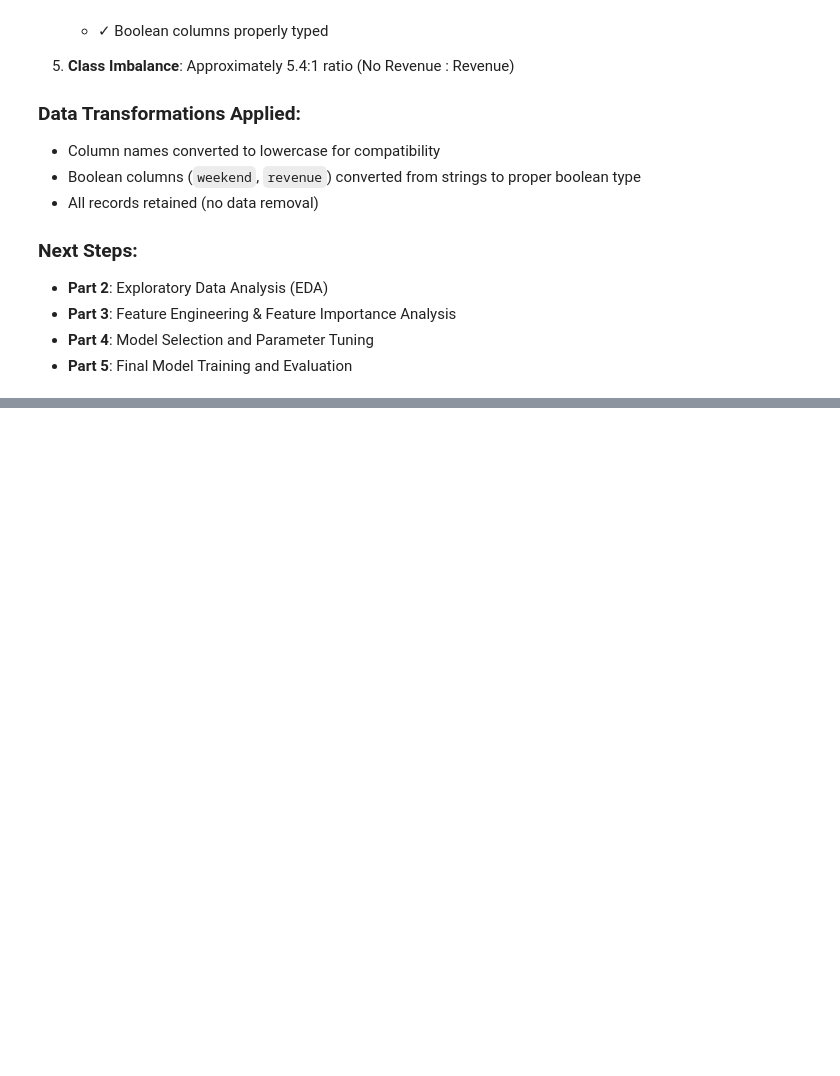
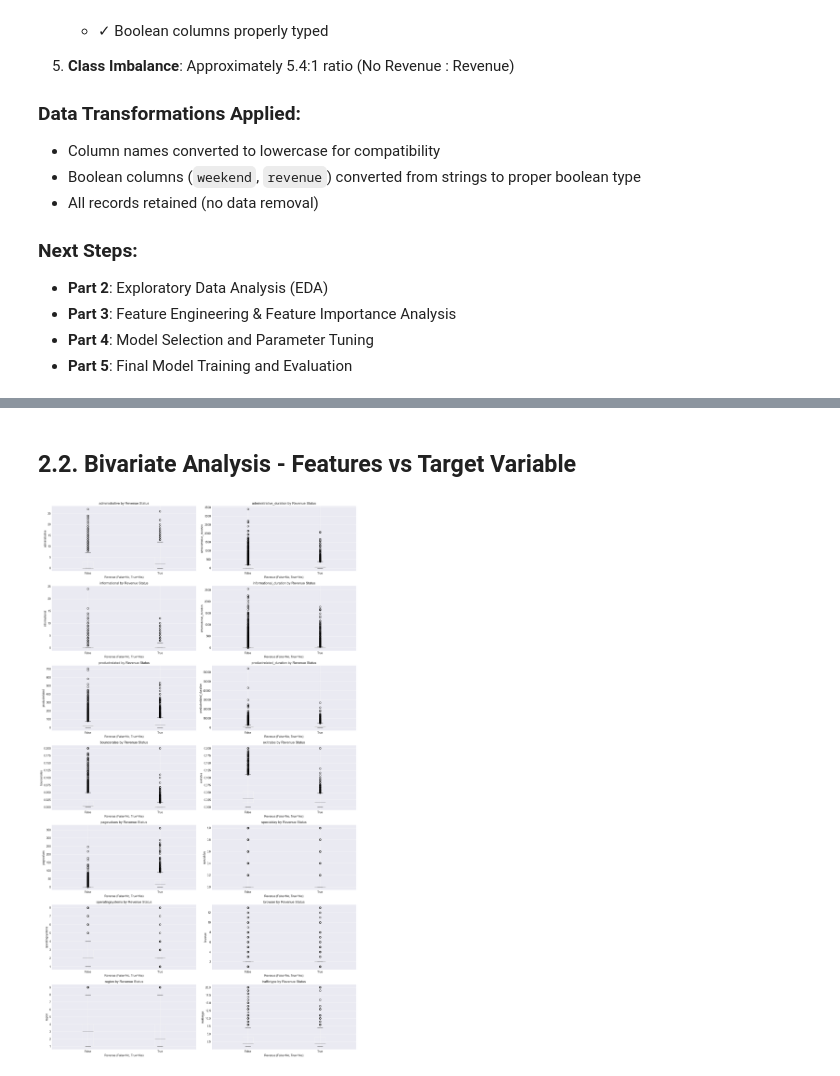
Before and after one commit to dimdimlv/ml_zoomcamp_midterm_project, a Jupyter notebook: notebooks/notebook.ipynb, the cells around one changed output, grey strips where cells are left out. Saved outputs shown, nothing was run; the diff lists cells and outputs as text; code cells hidden in the pictures; blank space fills up the shorter version.

```diff
--- a/notebooks/notebook.ipynb
+++ b/notebooks/notebook.ipynb
@@ -766,0 +796,28 @@ Name: count, dtype: int64
+# %%
+# Statistical summary with skewness and kurtosis
+from scipy import stats
+
+stats_summary = []
+
+for col in numerical_cols:
+    stats_summary.append({
+        'Feature': col,
+        'Mean': df_clean[col].mean(),
+        'Median': df_clean[col].median(),
+        'Std': df_clean[col].std(),
+        'Min': df_clean[col].min(),
+        'Max': df_clean[col].max(),
+        'Skewness': stats.skew(df_clean[col]),
+        'Kurtosis': stats.kurtosis(df_clean[col])
+    })
+
+stats_df = pd.DataFrame(stats_summary)
+print("Statistical Summary of Numerical Features:")
+print("="*100)
+print(stats_df.to_string(index=False))
+
+print("\n" + "="*100)
+print("Skewness Interpretation:")
+print("  • |Skewness| < 0.5: Fairly symmetrical")
+print("  • 0.5 < |Skewness| < 1: Moderately skewed")
+print("  • |Skewness| > 1: Highly skewed")
@@ -766,0 +842,18 @@ Name: count, dtype: int64
+# %% [markdown]
+## 2.2. Bivariate Analysis - Features vs Target Variable
+# %%
+# Box plots: Numerical features by Revenue
+fig, axes = plt.subplots(7, 2, figsize=(16, 28))
+axes = axes.ravel()
+
+for idx, col in enumerate(numerical_cols):
+    df_clean.boxplot(column=col, by='revenue', ax=axes[idx])
+    axes[idx].set_title(f'{col} by Revenue Status')
+    axes[idx].set_xlabel('Revenue (False=No, True=Yes)')
+    axes[idx].set_ylabel(col)
+    axes[idx].get_figure().suptitle('')  # Remove default title
+
+plt.tight_layout()
+plt.show()
+# %% [output]
+[figure, added]
```
Also changed, not shown: parts of 27 cells of this notebook.
